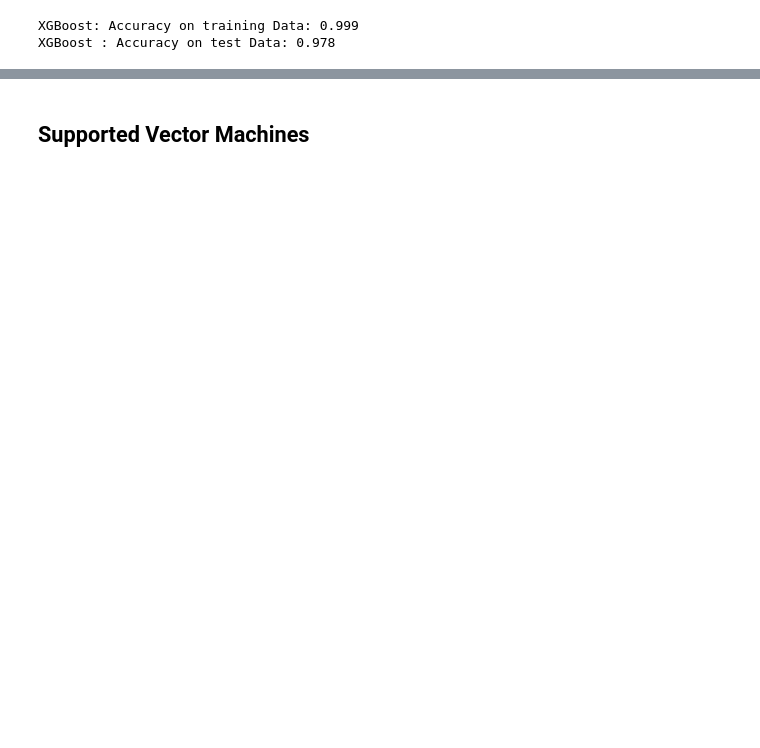
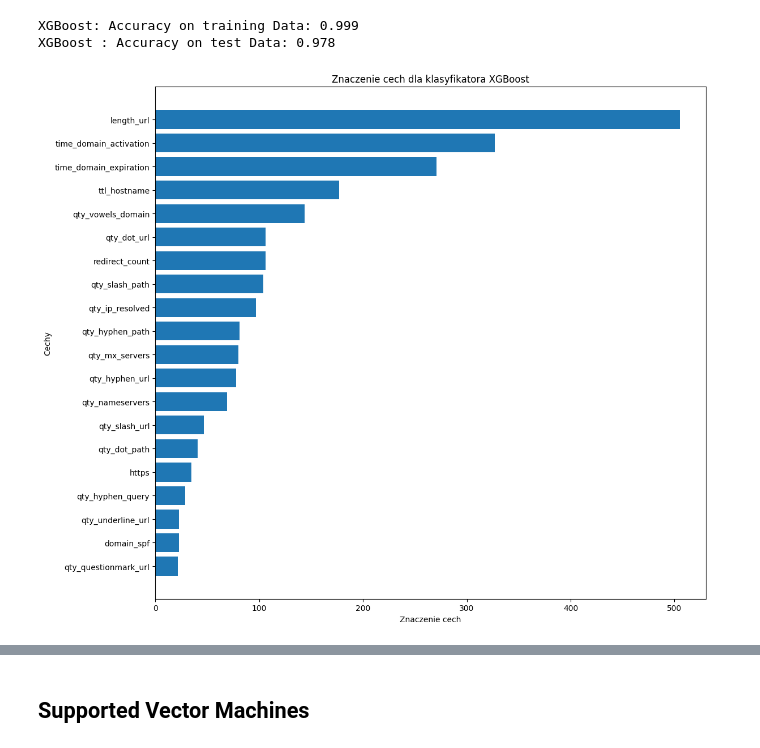
Before and after one commit to miloszmisiek/phishing-protector-ml-model, a Jupyter notebook: Phishing_URL_Detection.ipynb, the cells around one changed output, grey strips where cells are left out. Cells and saved outputs as stored; diff of their text form; code cells hidden in the pictures; blank space fills up the shorter version.

Commit message:
fix: add latest model

```diff
--- a/Phishing_URL_Detection.ipynb
+++ b/Phishing_URL_Detection.ipynb
@@ -7,7 +14,7 @@ import seaborn as sns
 import matplotlib.pyplot as plt
 # %%
 #Loading the data
-data = pd.read_csv('extract_features/datasets/combined_dataset.csv')
+data = pd.read_csv('combined_dataset.csv')
 # Sorting columns in alphabetical order
 data = data.reindex(sorted(data.columns), axis=1)
 data.head()
@@ -345,7 +397,0 @@ Best trial:
-# %%
-best_params = trial.params
-best_model = XGBClassifier(**best_params)
-best_model.fit(X_train, y_train)
-y_pred = best_model.predict(X_test)
-final_accuracy = accuracy_score(y_test, y_pred)
-print(f"Final accuracy of the best model: {final_accuracy:.3f}")
@@ -353,0 +398,8 @@ Final accuracy of the best model: 0.978
+# %%
+#XGBoost Classification model
+from xgboost import XGBClassifier
+
+# instantiate the model
+xgb = XGBClassifier(learning_rate=0.4,max_depth=7)
+#fit the model
+xgb.fit(X_train, y_train)
@@ -361,3 +429,26 @@ print("XGBoost : Accuracy on test Data: {:.3f}".format(acc_test_xgb))
 # %% [output]
 XGBoost: Accuracy on training Data: 0.999
 XGBoost : Accuracy on test Data: 0.978
+# %%
+from xgboost import plot_importance
+
+# Get feature importances
+importance_dict = xgb.get_booster().get_score(importance_type='weight')
+importances = pd.Series(importance_dict).sort_values(ascending=False)
+
+# Get the top 20 features
+top_20_importances = importances[:20]
+top_20_features = top_20_importances.index
+
+# Plot feature importance
+plt.figure(figsize=(12, 10))
+plt.barh(range(len(top_20_features)), top_20_importances.values, align='center')
+plt.yticks(range(len(top_20_features)), top_20_features)
+plt.gca().invert_yaxis()  # Invert y axis to have the most important at the top
+plt.xlabel("Znaczenie cech")
+plt.ylabel("Cechy")
+plt.title("Znaczenie cech dla klasyfikatora XGBoost")
+plt.tight_layout()
+plt.show()
+# %% [output]
+[figure, added]
```
Also changed, not shown: parts of 40 cells of this notebook, 7 other files.
